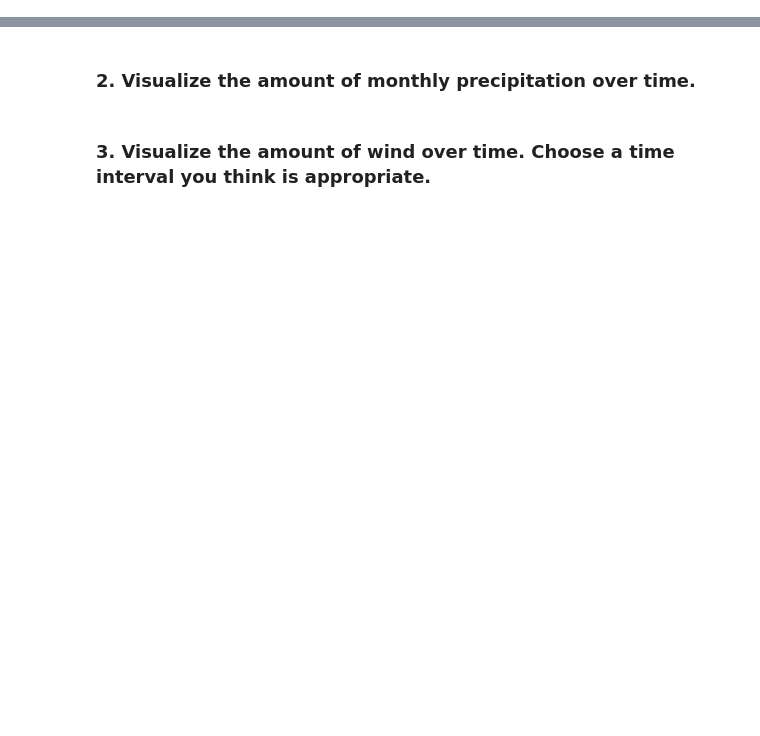
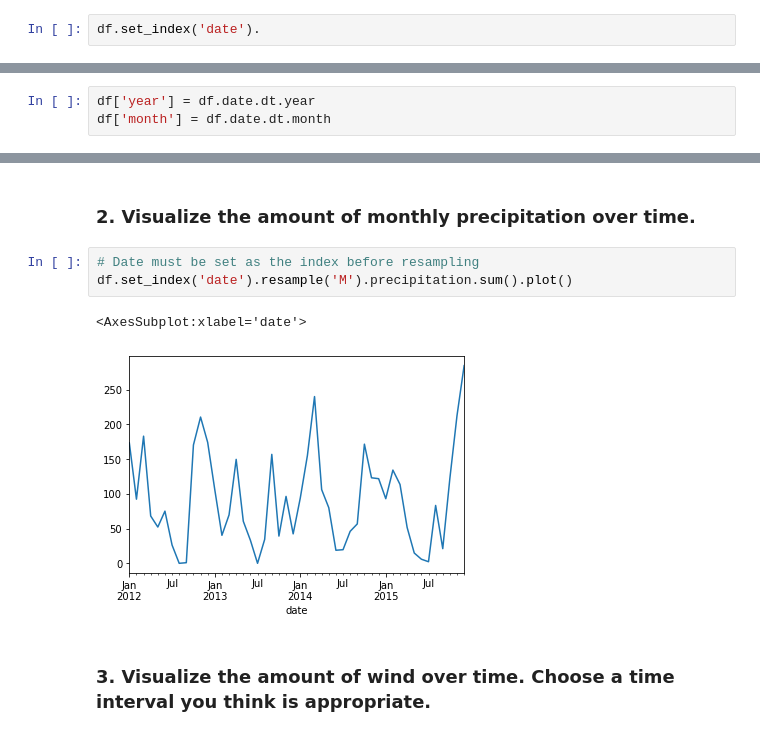
Before and after one commit to jeffakins/time_series, a Jupyter notebook: date_time_exercises.ipynb, the cells around one changed output, grey strips where cells are left out. Cells and saved outputs as stored; diff of their text form; blank space fills up the shorter version.

```diff
--- a/date_time_exercises.ipynb
+++ b/date_time_exercises.ipynb
@@ -164,2 +152,7 @@ data.seattle_weather()
+# %%
+df.set_index('date').
 # %% [markdown]
 ### 1. Which year and month combination has the highest amount of precipitation?
+# %%
+df['year'] = df.date.dt.year
+df['month'] = df.date.dt.month
@@ -166,4 +169,10 @@ data.seattle_weather()
 # %% [markdown]
 ### 2. Visualize the amount of monthly precipitation over time.
+# %%
+# Date must be set as the index before resampling
+df.set_index('date').resample('M').precipitation.sum().plot()
+# %% [output]
+<AxesSubplot:xlabel='date'>
+[figure, added]
 # %% [markdown]
 ### 3. Visualize the amount of wind over time. Choose a time interval you think is appropriate.
```
Also changed, not shown: parts of 16 cells of this notebook, 1 other file.
